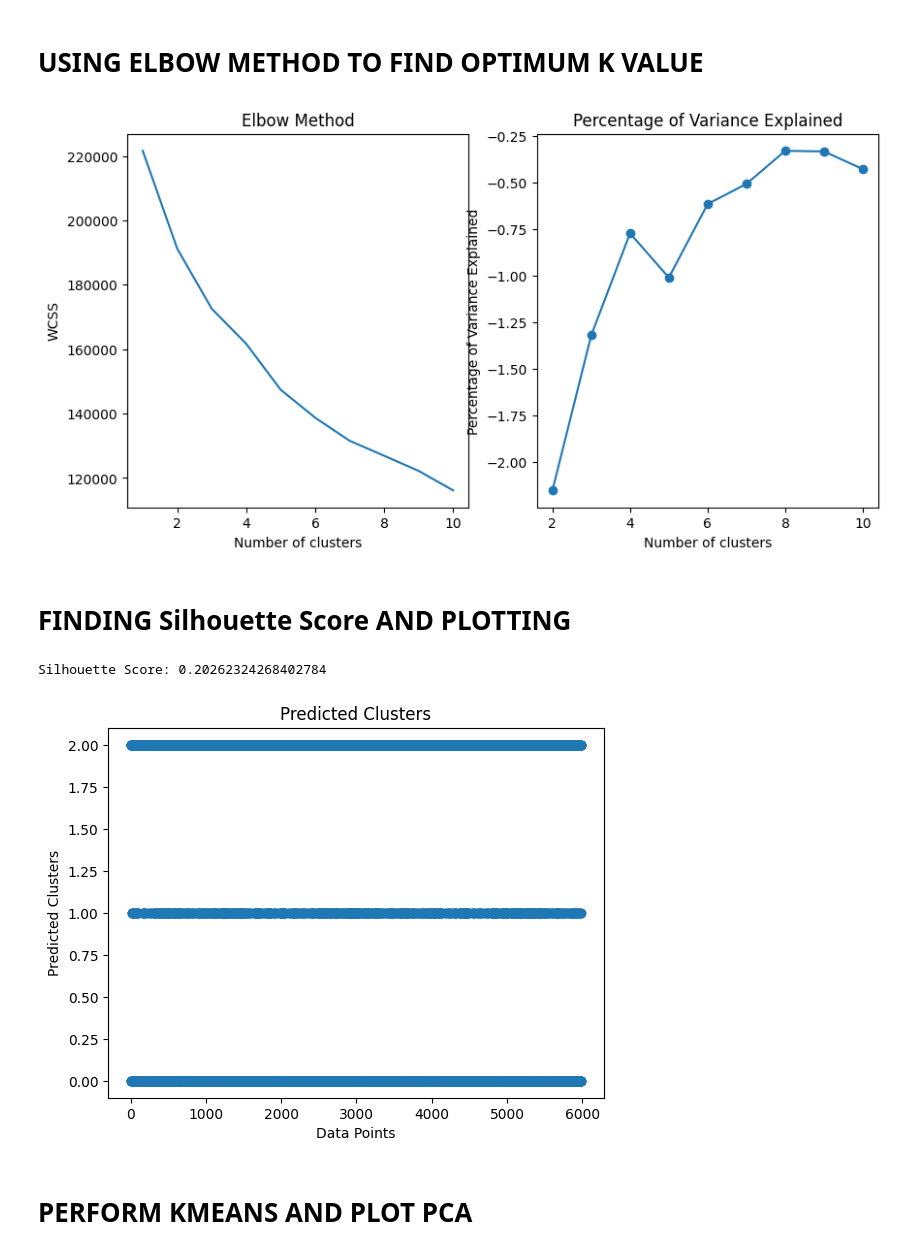
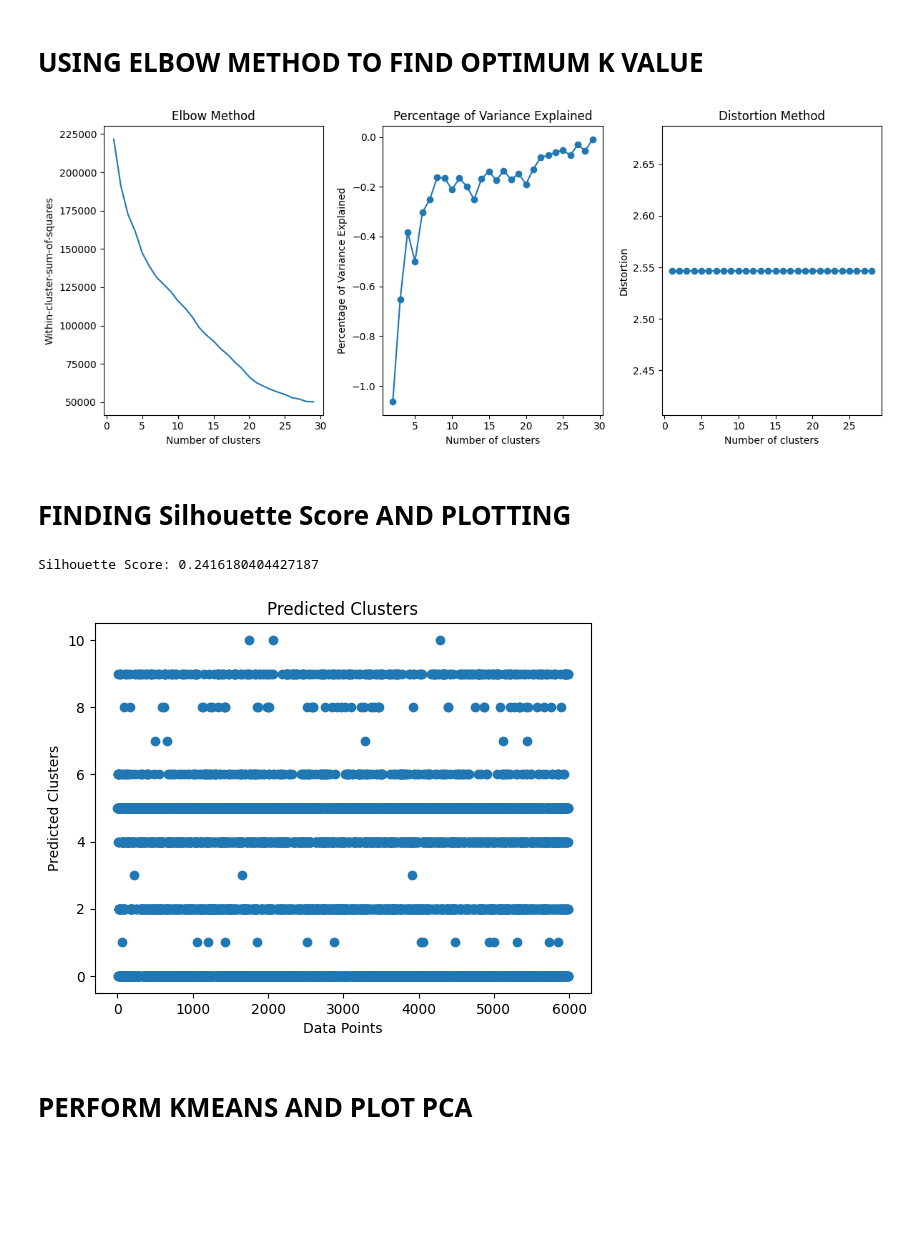
Before and after one commit to ML-Project-Team-5/Project_NetworkIDS, a Jupyter notebook: Scenario_2.ipynb, the cells around one changed output. Drawn from its saved outputs; the diff is of its cells as text; code cells hidden in the pictures; blank space fills up the shorter version.

```diff
--- a/Scenario_2.ipynb
+++ b/Scenario_2.ipynb
@@ -56,41 +56,59 @@ import numpy as np
 import pandas as pd
 from sklearn.cluster import KMeans
 from sklearn.preprocessing import StandardScaler
 import matplotlib.pyplot as plt
+from scipy.spatial.distance import cdist
 
 # Assuming 'test_unknown_data' is your dataset
 data = test_unknown_data
 
 # Step 4: Data Preprocessing
 scaler = StandardScaler()
 scaled_data = scaler.fit_transform(data)
 
 # Step 5: Choose the Number of Clusters (K)
 wcss = []
-for i in range(1, 11):
+for i in range(1, 30):
     kmeans = KMeans(n_clusters=i, init='k-means++', max_iter=300, n_init=10, random_state=0)
     kmeans.fit(scaled_data)
     wcss.append(kmeans.inertia_)
 
 # Calculate the percentage of variance explained
 percentage_var_explained = np.diff(wcss) / np.sum(wcss[:-1]) * 100
 
+# Finding the optimal number of clusters using the "elbow method"
+distortions = []
+for i in range(1, len(wcss)):
+    distortions.append(sum(np.min(cdist(scaled_data, kmeans.cluster_centers_, 'euclidean'), axis=1)) / scaled_data.shape[0])
+
 # Plotting the elbow graph with the percentage of variance explained
-plt.figure(figsize=(10, 5))
-plt.subplot(1, 2, 1)
-plt.plot(range(1, 11), wcss)
+plt.figure(figsize=(12, 5))
+
+# Elbow Method Plot
+plt.subplot(1, 3, 1)
+plt.plot(range(1, 30), wcss)
 plt.title('Elbow Method')
 plt.xlabel('Number of clusters')
-plt.ylabel('WCSS')
+plt.ylabel('Within-cluster-sum-of-squares')
 
-plt.subplot(1, 2, 2)
-plt.plot(range(2, 11), percentage_var_explained, marker='o')
+# Percentage of Variance Explained Plot
+plt.subplot(1, 3, 2)
+plt.plot(range(2, 30), percentage_var_explained, marker='o')
 plt.title('Percentage of Variance Explained')
 plt.xlabel('Number of clusters')
 plt.ylabel('Percentage of Variance Explained')
+
+# Distortion Plot for Optimal K
+plt.subplot(1, 3, 3)
+plt.plot(range(1, len(wcss)), distortions, marker='o')
+plt.title('Distortion Method')
+plt.xlabel('Number of clusters')
+plt.ylabel('Distortion')
+
+plt.tight_layout()
 plt.show()
 # %% [output]
-[figure, old version]
+[figure, new version]
 # %% [markdown]
 # FINDING Silhouette Score AND PLOTTING
 # %%
@@ -109,7 +127,7 @@ scaler = StandardScaler()
 scaled_data = scaler.fit_transform(data_for_scaling)
 
 # Manually set the optimal number of clusters based on the elbow method
-your_optimal_k = 3
+your_optimal_k = 11
 
 # Fit K-Means model to the training data
 kmeans = KMeans(n_clusters=your_optimal_k, init='k-means++', max_iter=300, n_init=10, random_state=2)
@@ -132,8 +150,8 @@ plt.ylabel('Predicted Clusters')
 plt.title('Predicted Clusters')
 plt.show()
 # %% [output]
-Silhouette Score: 0.20262324268402784
+Silhouette Score: 0.2416180404427187
-[figure, old version]
+[figure, new version]
 # %% [markdown]
 # PERFORM KMEANS AND PLOT PCA
 # %%
```
Also changed, not shown: parts of 6 cells of this notebook, 3 other files.
